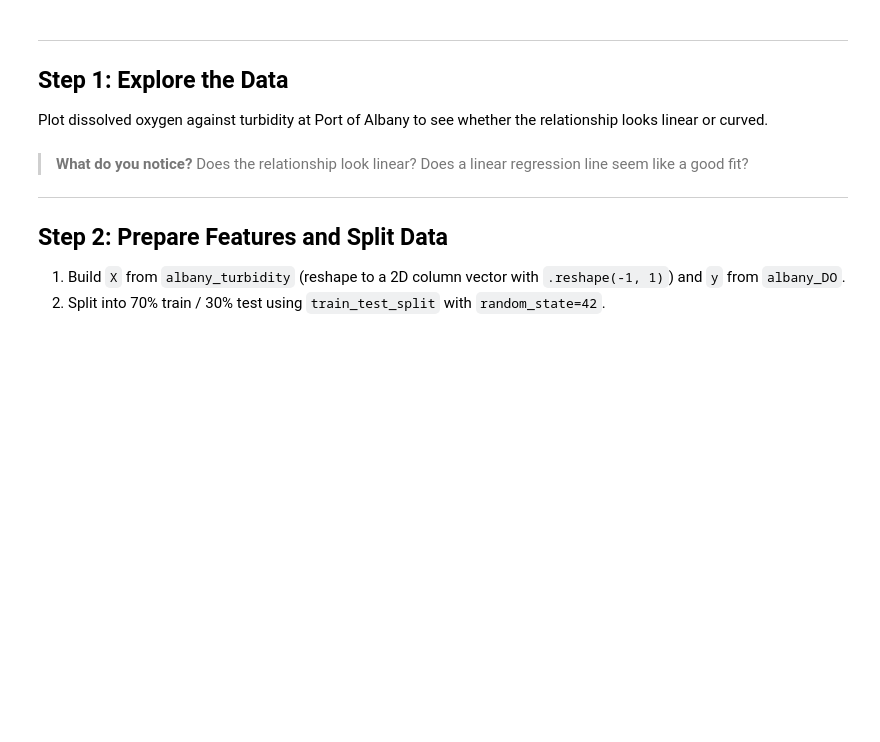
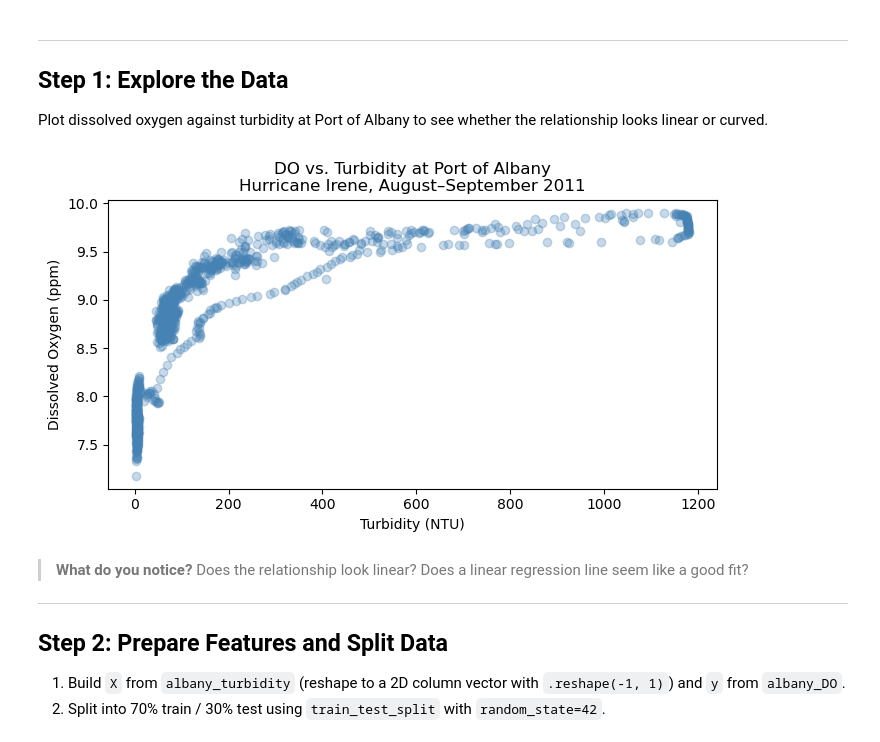
Before and after one commit to marietolteca00/eds232-labs, a Jupyter notebook: lab4.ipynb, the cells around one changed output. Saved outputs shown, nothing was run; the diff lists cells and outputs as text; code cells hidden in the pictures; blank space fills up the shorter version.

```diff
--- a/lab4.ipynb
+++ b/lab4.ipynb
@@ -59,14 +59,17 @@ Plot dissolved oxygen against turbidity at Port of Albany to see whether the rel
 # %%
 # Create scatterplot of turbidity and dissolved oxygen relationship
 fig, ax = plt.subplots(figsize=(7, 4))
 
 # Add scatter plot
+ax.scatter(df['albany_turbidity'], df['albany_DO'], alpha=0.3,  color='steelblue')
 
 ax.set_xlabel('Turbidity (NTU)')
 ax.set_ylabel('Dissolved Oxygen (ppm)')
 ax.set_title('DO vs. Turbidity at Port of Albany\nHurricane Irene, August\u2013September 2011')
 plt.tight_layout()
 plt.show()
+# %% [output]
+[figure, added]
 # %% [markdown]
 >**What do you notice?** Does the relationship look linear? Does a linear regression line seem like a good fit?
 
```
Also changed, not shown: parts of 10 cells of this notebook.
